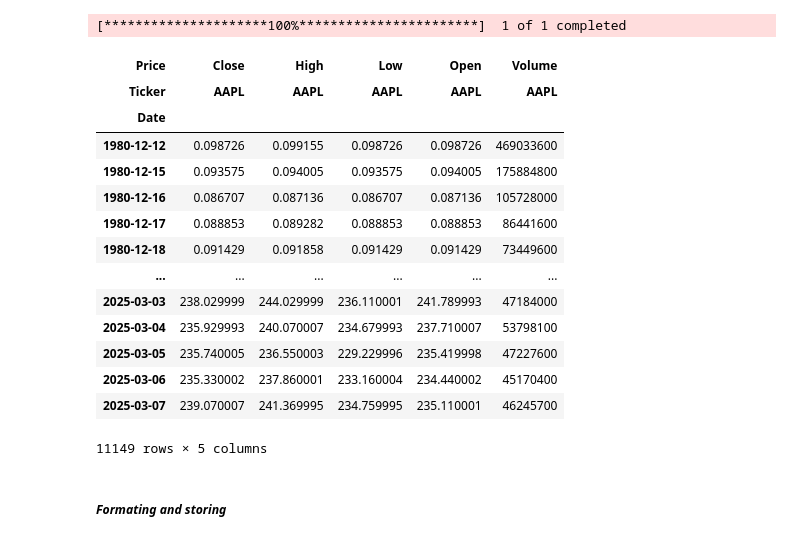
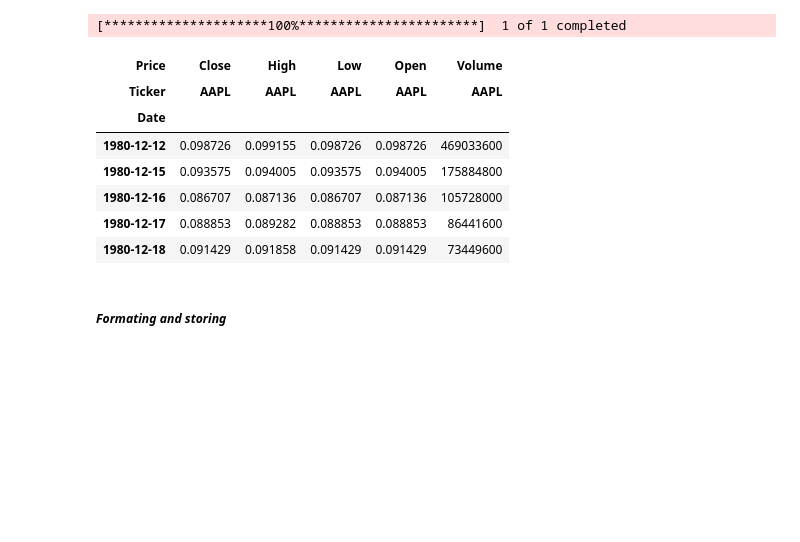
Before and after one commit to SmdZubair0/Stock-Price-Prediction, a Jupyter notebook: Data_Collection.ipynb, the cells around one changed output. Saved outputs shown, nothing was run; the diff lists cells and outputs as text; code cells hidden in the pictures; blank space fills up the shorter version.

```diff
--- a/Data_Collection.ipynb
+++ b/Data_Collection.ipynb
@@ -15,23 +15,16 @@ data = yf.download(tickers = ['AAPL'])
 YF.download() has changed argument auto_adjust default to True
 [*********************100%***********************]  1 of 1 completed
 # %%
-data
+data.head()
 # %% [output]
 | Price | Close | High | Low | Open | Volume |
 | Ticker | AAPL | AAPL | AAPL | AAPL | AAPL |
 | Date |  |  |  |  |  |
 | 1980-12-12 | 0.098726 | 0.099155 | 0.098726 | 0.098726 | 469033600 |
 | 1980-12-15 | 0.093575 | 0.094005 | 0.093575 | 0.094005 | 175884800 |
 | 1980-12-16 | 0.086707 | 0.087136 | 0.086707 | 0.087136 | 105728000 |
 | 1980-12-17 | 0.088853 | 0.089282 | 0.088853 | 0.088853 | 86441600 |
 | 1980-12-18 | 0.091429 | 0.091858 | 0.091429 | 0.091429 | 73449600 |
-| ... | ... | ... | ... | ... | ... |
-| 2025-03-03 | 238.029999 | 244.029999 | 236.110001 | 241.789993 | 47184000 |
-| 2025-03-04 | 235.929993 | 240.070007 | 234.679993 | 237.710007 | 53798100 |
-| 2025-03-05 | 235.740005 | 236.550003 | 229.229996 | 235.419998 | 47227600 |
-| 2025-03-06 | 235.330002 | 237.860001 | 233.160004 | 234.440002 | 45170400 |
-| 2025-03-07 | 239.070007 | 241.369995 | 234.759995 | 235.110001 | 46245700 |
-11149 rows × 5 columns
 # %% [markdown]
 ##### *Formating and storing*
 # %%
```
Also changed, not shown: parts of 10 cells of this notebook, 8 other files.
